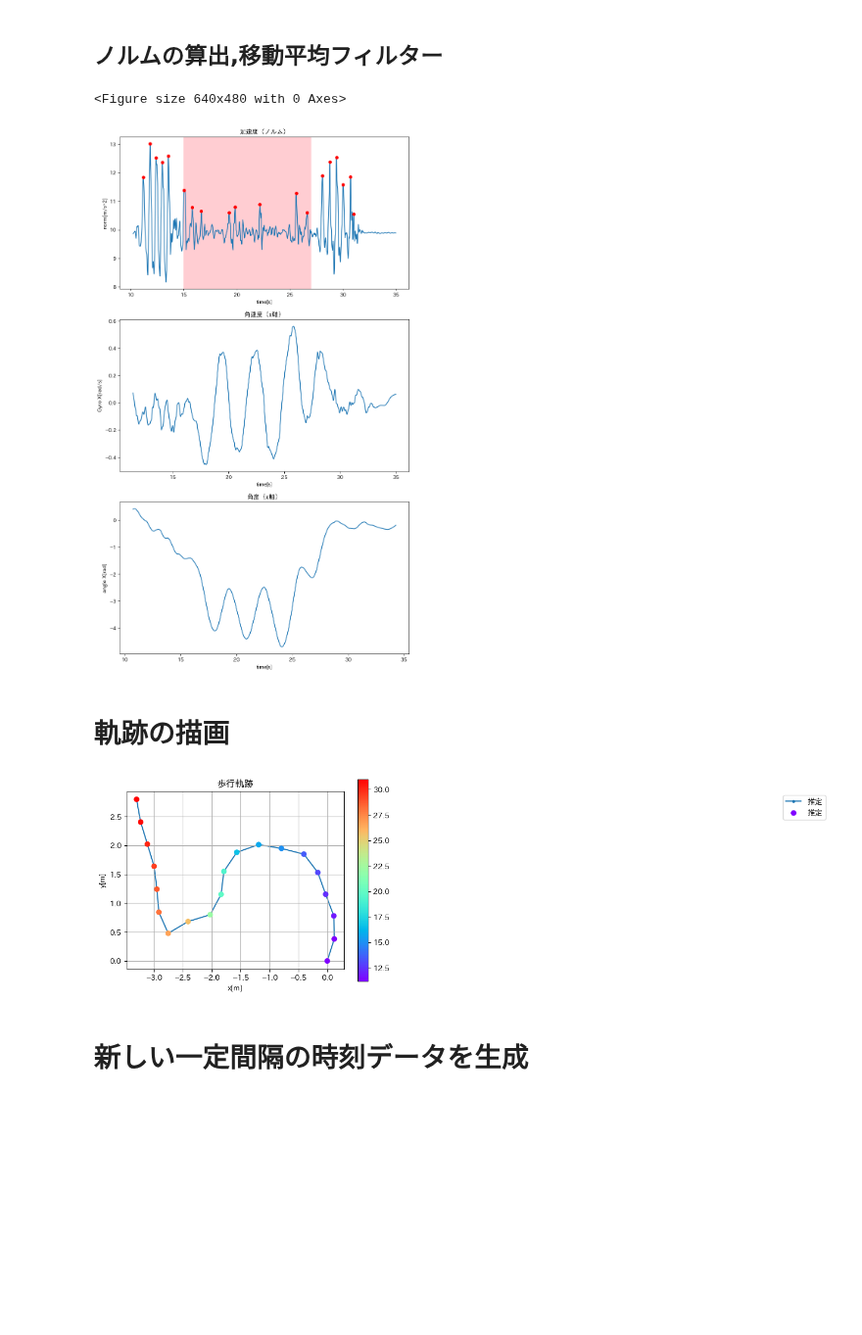
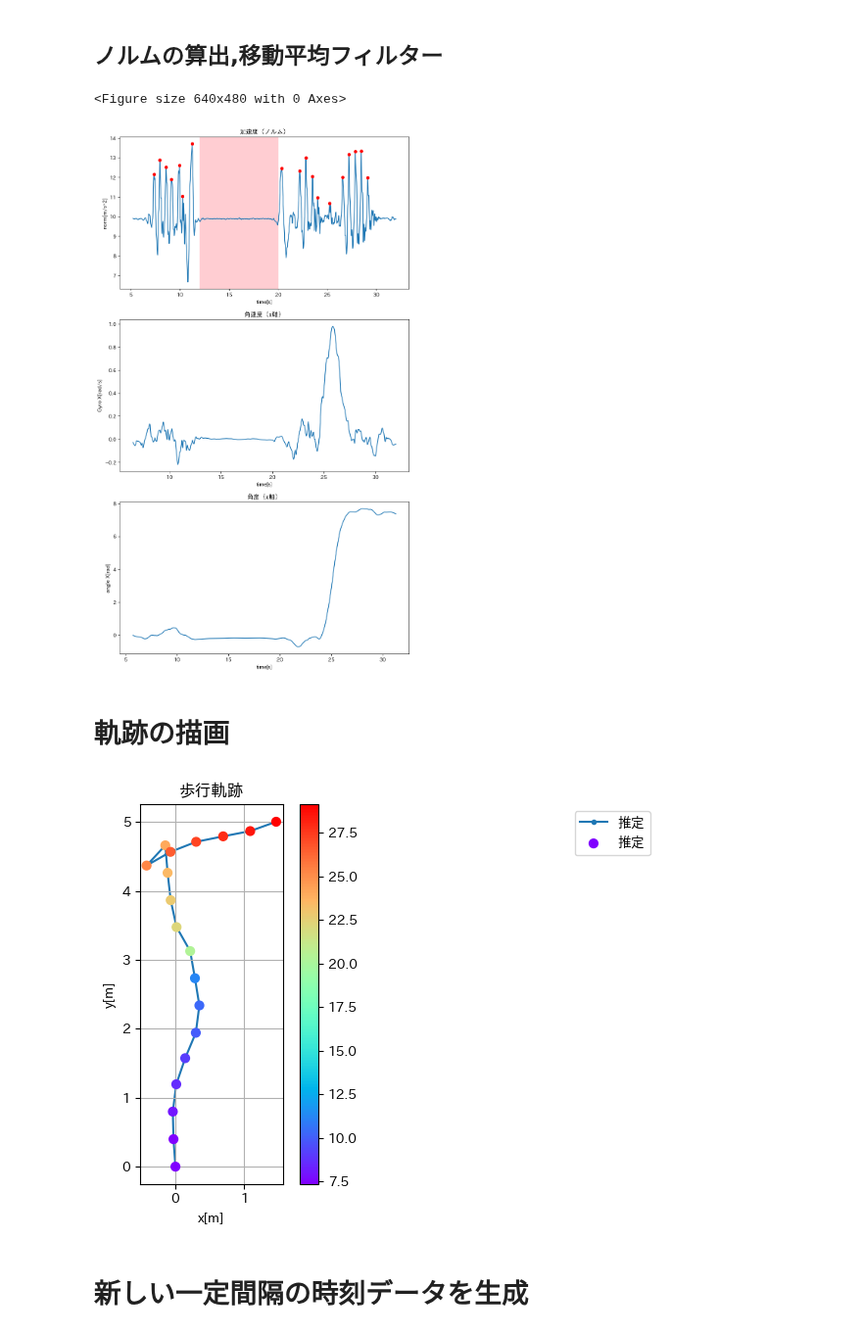
Before and after one commit to kajiLabTeam/pedestrian-behavior-comparison-system, a Jupyter notebook: src/part/1_straight_sit_quick/trajectory_1_straight_sit_quick.ipynb, the cells around one changed output. Shown at 98% size. Drawn from its saved outputs; the diff is of its cells as text; code cells hidden in the pictures; blank space fills up the shorter version.

```diff
--- a/src/part/1_straight_sit_quick/trajectory_1_straight_sit_quick.ipynb
+++ b/src/part/1_straight_sit_quick/trajectory_1_straight_sit_quick.ipynb
@@ -10,8 +10,8 @@ from matplotlib.ticker import FormatStrFormatter
 # %% [markdown]
 ## センサデータの取得
 # %%
-acc_file_path = "../../../data/speed/slowly/Accelerometer.csv"
-gyro_file_path = "../../../data/speed/slowly/Gyroscope.csv"
+acc_file_path = "../../../data/part/1_straight_sit_quick/Accelerometer.csv"
+gyro_file_path = "../../../data/part/1_straight_sit_quick/Gyroscope.csv"
 
 # 通信してデータを取得
 df_acc = pd.read_csv(acc_file_path)
@@ -60,9 +60,9 @@ plt.show()
 # %% [markdown]
 ## 余分な時間のデータを消す
 # %%
-# # 10 ~ 35sのデータを抽出
-df_acc = df_acc[(df_acc['t'] >= 10) & (df_acc['t'] <= 35)]
-df_gyro = df_gyro[(df_gyro['t'] >= 10) & (df_gyro['t'] <= 35)]
+# # 5 ~ 30sのデータを抽出
+df_acc = df_acc[(df_acc['t'] >= 5) & (df_acc['t'] <= 32)]
+df_gyro = df_gyro[(df_gyro['t'] >= 5) & (df_gyro['t'] <= 32)]
 
 # # index をリセット
 df_acc = df_acc.reset_index(drop=True)
@@ -119,9 +119,9 @@ fig = plt.figure(figsize=(10, 18))
 
 # 加速度（ノルム）のプロット
 ax1 = fig.add_subplot(3,1,1)
-highlight_start_time = 15.0 # 仮の開始時刻
-highlight_end_time = 30.0   # 仮の終了時刻
-plt.axvspan(15.0, 27.0,alpha=1.0,color="#ffcdd2",label='ゆっくり歩く')
+highlight_start_time = 12.0 # 滞在の開始時刻
+highlight_end_time = 20.0   # 滞在の終了時刻
+plt.axvspan(highlight_start_time, highlight_end_time,alpha=1.0,color="#ffcdd2",label='ゆっくり歩く')
 ax1.plot(df_acc["t"], df_acc["low_norm"])
 ax1.set_title("加速度（ノルム）")
 ax1.set_xlabel("time[s]")
@@ -148,7 +148,7 @@ ax3.set_ylabel("angle X[rad]")
 plt.show()
 # %% [output]
 <Figure size 640x480 with 0 Axes>
-[figure, old version]
+[figure, new version]
 # %% [markdown]
 # 軌跡の描画
 # %%
@@ -160,6 +160,9 @@ times = []
 if len (peek) > 0:
     times.append(df_acc['t'][peek[0]])
     for p in peek:
+
+        # 角度の符号を反転させるために * -1 を追加
+        angle = df_gyro['low_angle'][p] * -1
 
         x = step * np.sin(df_gyro['low_angle'][p]*1) + point[-1][0]
         y = step * np.cos(df_gyro['low_angle'][p]*1) + point[-1][1]
@@ -174,34 +177,34 @@ else:
 
 
 
 
 point = pd.DataFrame(data=point, columns=['x', 'y'])
 point['time'] = times
 point['x'] = point['x'] - point['x'][0]
 point['y'] = point['y'] - point['y'][0]
 
 size = ((-1, 10), (-1, 10))
 
 plt.plot(point['x'], point['y'], '.-', label='推定', zorder=1)
 plt.colorbar(plt.scatter(point['x'], point['y'],c=point['time'],cmap='rainbow',s=40, label='推定', zorder=2))
 
 # 原点を赤で描画
 # plt.plot(0, 0, 'ro', label='原点', zorder=2)  # 'ro' は red + circle
 
 # 軸を揃える
 plt.gca().set_aspect('equal', adjustable='box')
 
 plt.title('歩行軌跡')
 plt.xlabel('x[m]')
 plt.ylabel('y[m]')
 
 
 plt.grid()
 plt.legend(loc='upper left', bbox_to_anchor=(3.0, 1.0))  # グラフの右外側に表示
 plt.tight_layout()
 plt.show()
 # %% [output]
-[figure, old version]
+[figure, new version]
 # %% [markdown]
 # 新しい一定間隔の時刻データを生成
 # %%
```
Also changed, not shown: parts of 4 cells of this notebook, 8 other files.
